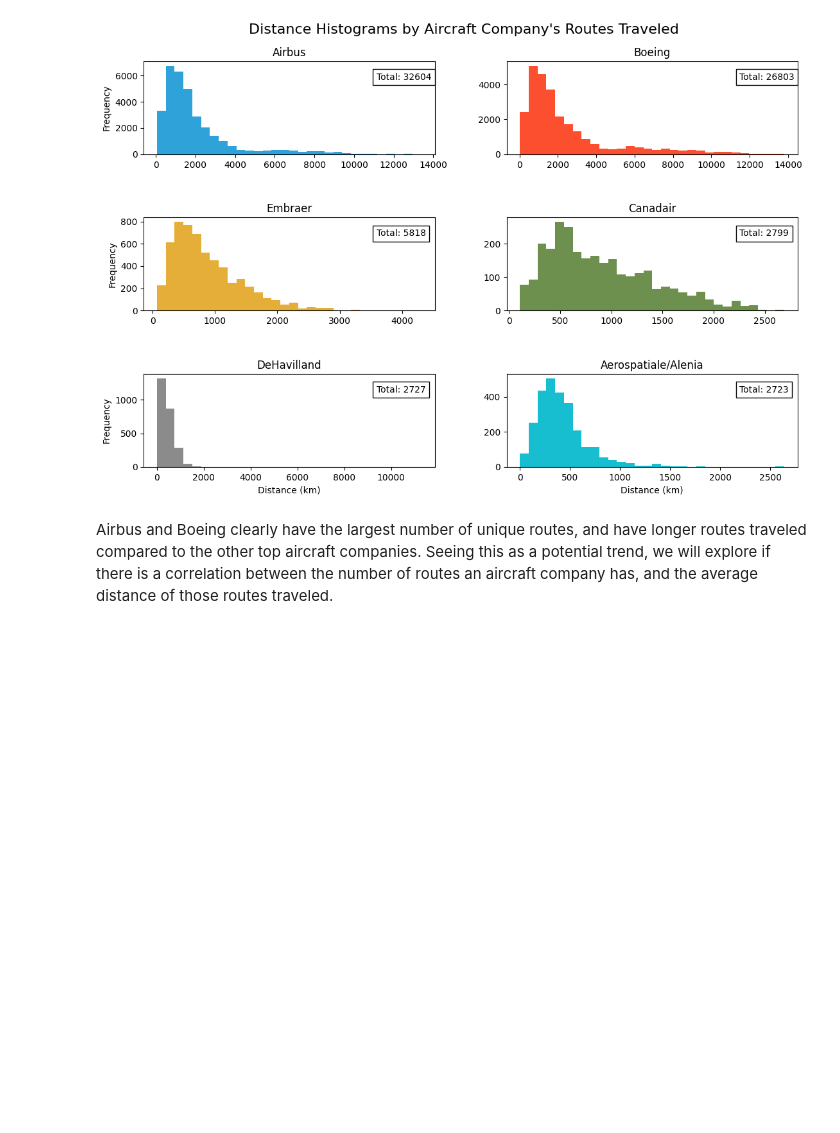
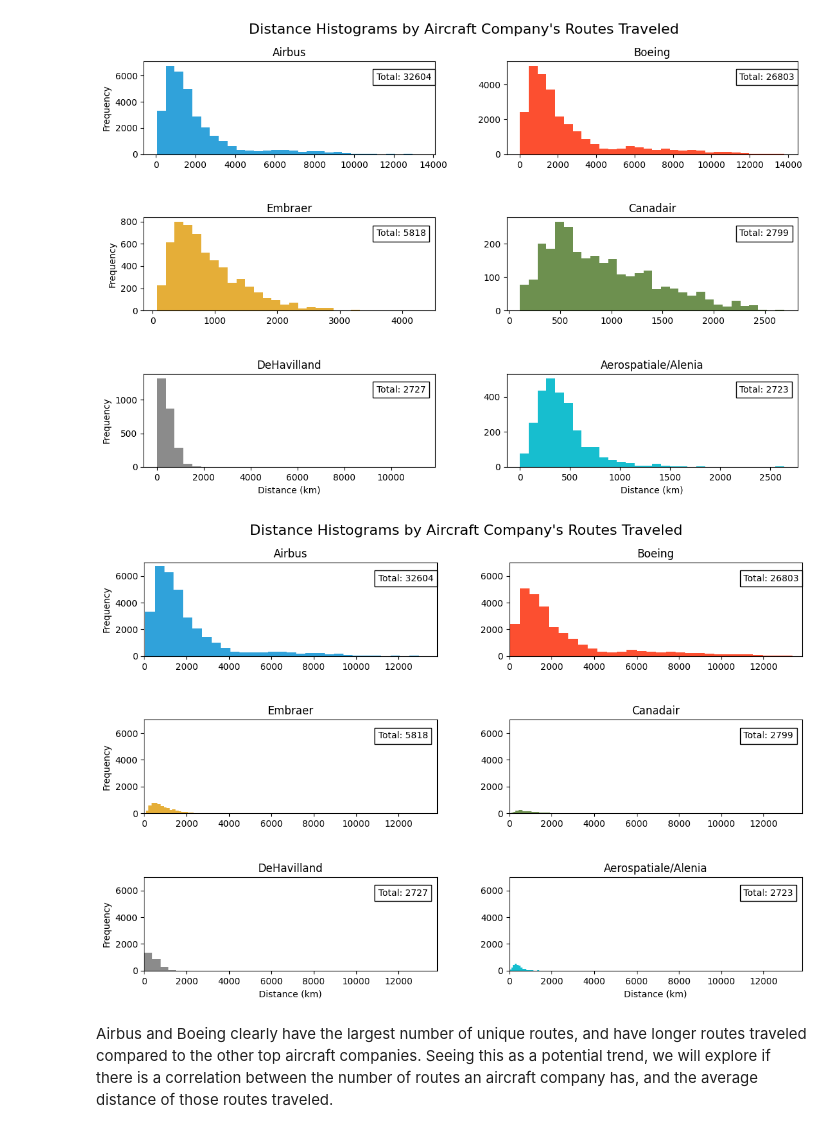
Before and after one commit to sakinanazarali/MADS_Milestone1, a Jupyter notebook: analysis.ipynb, the cells around one changed output. Saved outputs shown, nothing was run; the diff lists cells and outputs as text; code cells hidden in the pictures; blank space fills up the shorter version.

```diff
--- a/analysis.ipynb
+++ b/analysis.ipynb
@@ -155,7 +138,7 @@ def create_colored_world_map(data, country_col, feature, legend_title ='Aircraft
 
     return fig
 
-def create_histograms(data, category_column, value_column, bins=10, colors=None, title=None, xlabel=None, ylabel=None):
+def create_histograms(data, category_column, value_column, bins=10, colors=None, title=None, xlabel=None, ylabel=None, same_axes=False):
     # If colors are not provided, use a default list of colors
     if colors is None:
         colors = sns.color_palette(cc.glasbey_hv)
@@ -179,6 +162,25 @@ def create_histograms(data, category_column, value_column, bins=10, colors=None,
         row, col = i // num_cols, i % num_cols
         color = colors[i % len(colors)]
         category_data = data[data[category_column] == category]
+
+        if same_axes:
+            # Compute shared x and y limits
+            min_value = min(data[value_column].min(), category_data[value_column].min())
+            max_value = max(data[value_column].max(), category_data[value_column].max())
+            min_y = 0  # Y-axis starts from 0
+            max_y = 7000
+
+
+            # Plot the histogram with shared axes
+            axes[row, col].hist(category_data[value_column], bins=bins, color=color)
+            axes[row, col].set_xlim(min_value, max_value)
+            axes[row, col].set_ylim(min_y, max_y)
+
+        else:
+            # Plot the histogram with default axes
+            axes[row, col].hist(category_data[value_column], bins=bins, color=color)
+
+
         axes[row, col].hist(category_data[value_column], bins=bins, color=color)
         axes[row, col].set_title(category)
 
@@ -317,6 +319,13 @@ create_histograms(filtered_data, category_column='aircraft_company', value_colum
 plt.show()
 # %% [output]
 [figure]
+# %%
+create_histograms(filtered_data, category_column='aircraft_company', value_column='distance',
+                  title="Distance Histograms by Aircraft Company's Routes Traveled", xlabel="Distance (km)",
+                  ylabel="Frequency", bins=30, same_axes=True)
+plt.show()
+# %% [output]
+[figure, added]
 # %% [markdown]
 Airbus and Boeing clearly have the largest number of unique routes, and have longer routes traveled compared to the other top aircraft companies. Seeing this as a potential trend, we will explore if there is a correlation between the number of routes an aircraft company has, and the average distance of those routes traveled.
 # %%
```
Also changed, not shown: parts of 3 cells of this notebook.
